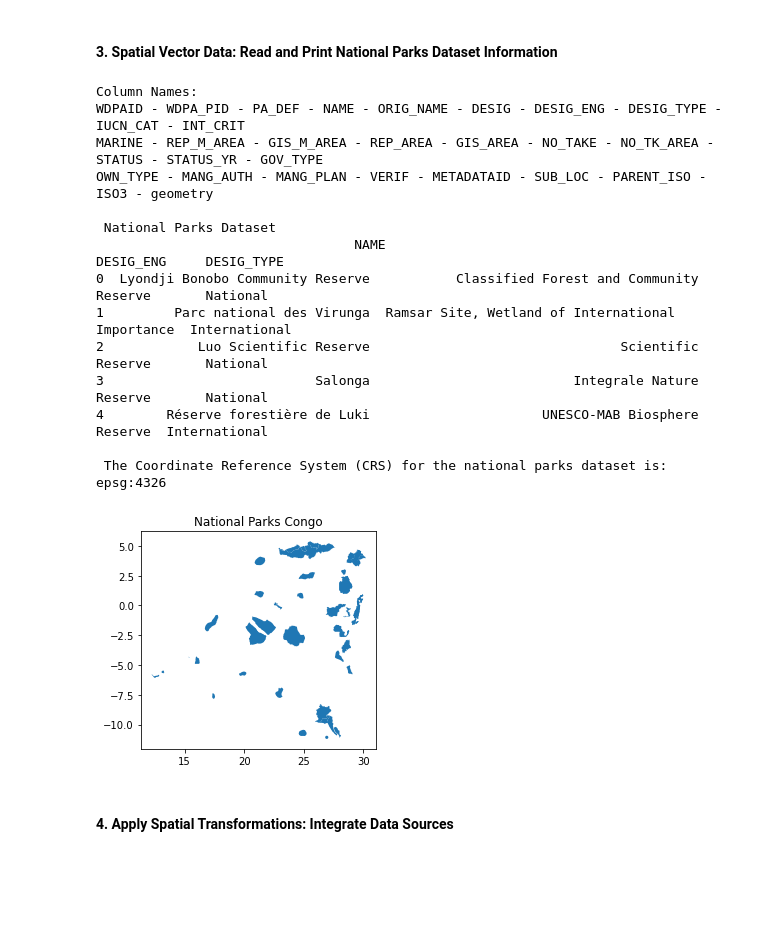
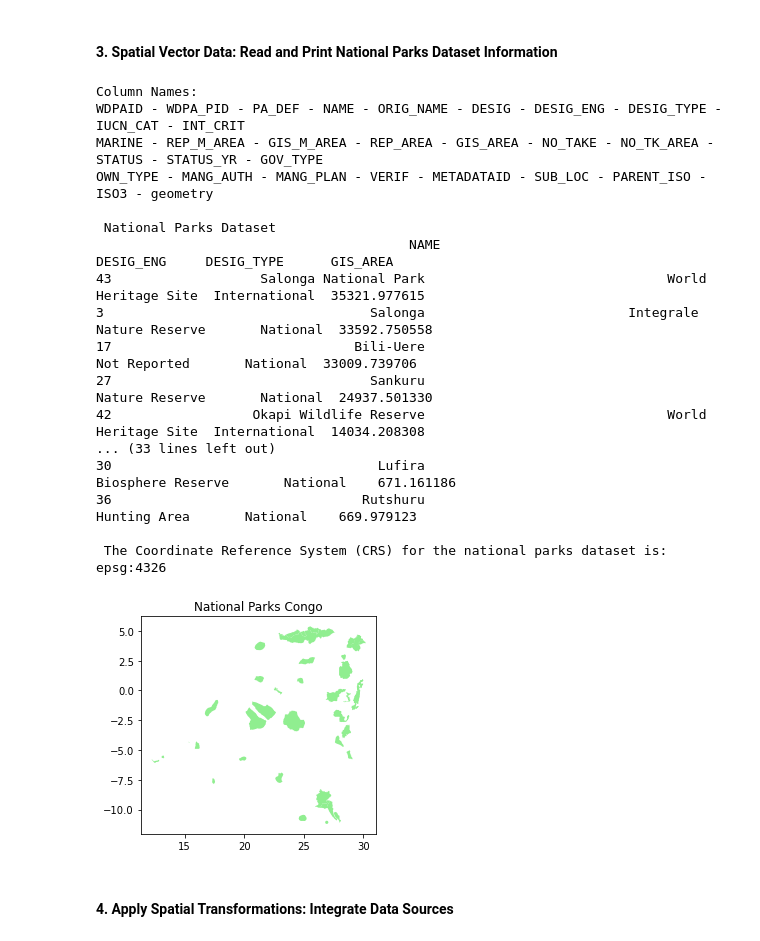
Before and after one commit to jbelloRepo/Mining_sites-GIS-CaseStudy, a Jupyter notebook: GIS-case-study.ipynb, the cells around one changed output. Drawn from its saved outputs; the diff is of its cells as text; code cells hidden in the pictures; blank space fills up the shorter version.

```diff
--- a/GIS-case-study.ipynb
+++ b/GIS-case-study.ipynb
@@ -83,10 +83,12 @@ for i in range(num_rows):
     print(" - ".join(columns_row))
 
 #subset the dataframe
-national_parks_subset  = national_parks[['NAME', 'DESIG_ENG', 'DESIG_TYPE']]
+national_parks_subset  = national_parks[['NAME', 'DESIG_ENG', 'DESIG_TYPE', 'GIS_AREA']]
+national_parks_subset_sorted = national_parks_subset.sort_values(by='GIS_AREA', ascending=False)
+
 
 # Print the first rows and the CRS information
-print(f'\n National Parks Dataset \n  {national_parks_subset.head(5)}')
+print(f'\n National Parks Dataset \n  {national_parks_subset_sorted.head(40)}')
 print(f'\n The Coordinate Reference System (CRS) for the national parks dataset is: {national_parks.crs}')
 # %% [output]
 Column Names:
@@ -95,25 +97,28 @@ MARINE - REP_M_AREA - GIS_M_AREA - REP_AREA - GIS_AREA - NO_TAKE - NO_TK_AREA -
 OWN_TYPE - MANG_AUTH - MANG_PLAN - VERIF - METADATAID - SUB_LOC - PARENT_ISO - ISO3 - geometry
 
  National Parks Dataset
-                                 NAME                                         DESIG_ENG     DESIG_TYPE
-0  Lyondji Bonobo Community Reserve           Classified Forest and Community Reserve       National
-1         Parc national des Virunga  Ramsar Site, Wetland of International Importance  International
-2            Luo Scientific Reserve                                Scientific Reserve       National
-3                           Salonga                          Integrale Nature Reserve       National
-4        Réserve forestière de Luki                      UNESCO-MAB Biosphere Reserve  International
+                                        NAME                                         DESIG_ENG     DESIG_TYPE      GIS_AREA
+43                   Salonga National Park                               World Heritage Site  International  35321.977615
+3                                  Salonga                          Integrale Nature Reserve       National  33592.750558
+17                               Bili-Uere                                      Not Reported       National  33009.739706
+27                                 Sankuru                                    Nature Reserve       National  24937.501330
+42                  Okapi Wildlife Reserve                               World Heritage Site  International  14034.208308
+... (33 lines left out)
+30                                  Lufira                                 Biosphere Reserve       National    671.161186
+36                                Rutshuru                                      Hunting Area       National    669.979123
 
  The Coordinate Reference System (CRS) for the national parks dataset is: epsg:4326
 # %%
 # Make a visualization
-national_parks.plot()
+national_parks.plot(color='lightgreen')
 
 # Add a title to the plot
 plt.title("National Parks Congo")
 
 # Display the plot
 plt.show()
 # %% [output]
-[figure, old version]
+[figure, new version]
 # %% [markdown]
 #### 4. Apply Spatial Transformations: Integrate Data Sources
 # %%
```
Also changed, not shown: parts of 3 cells of this notebook.
